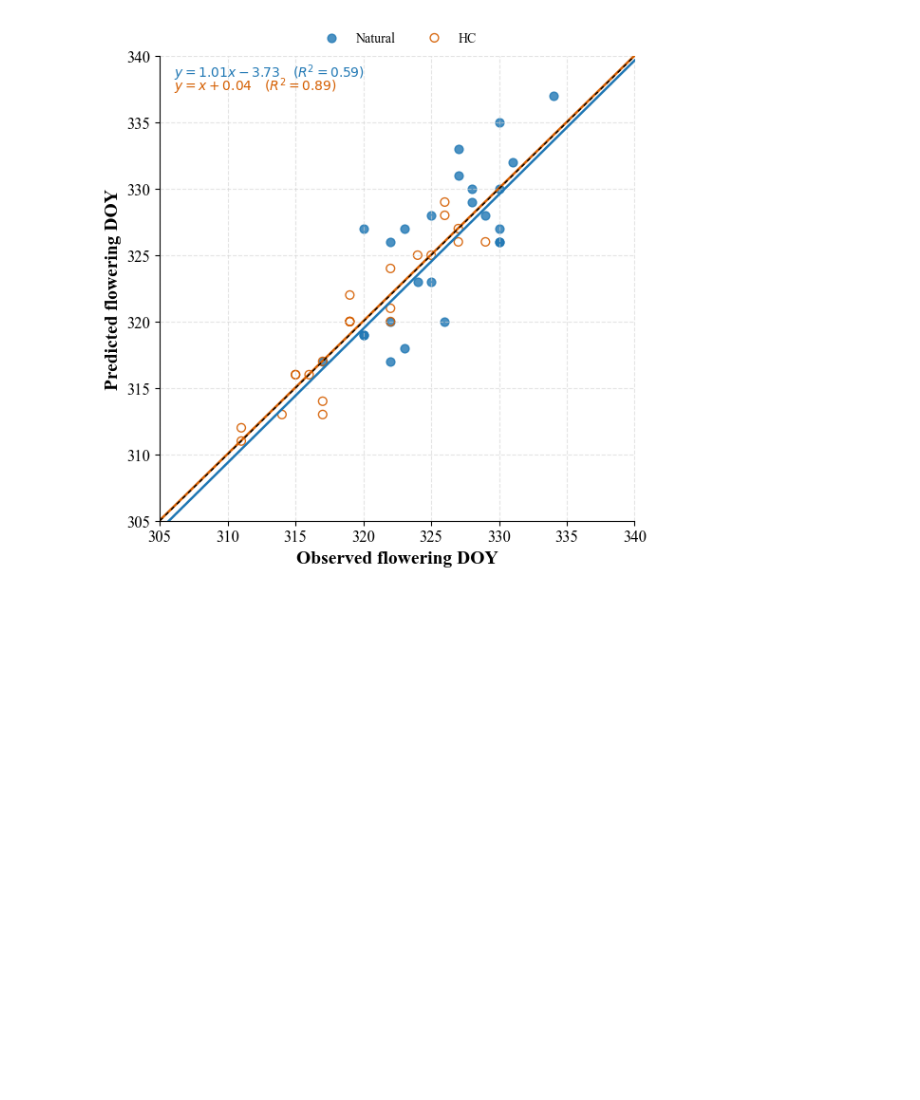
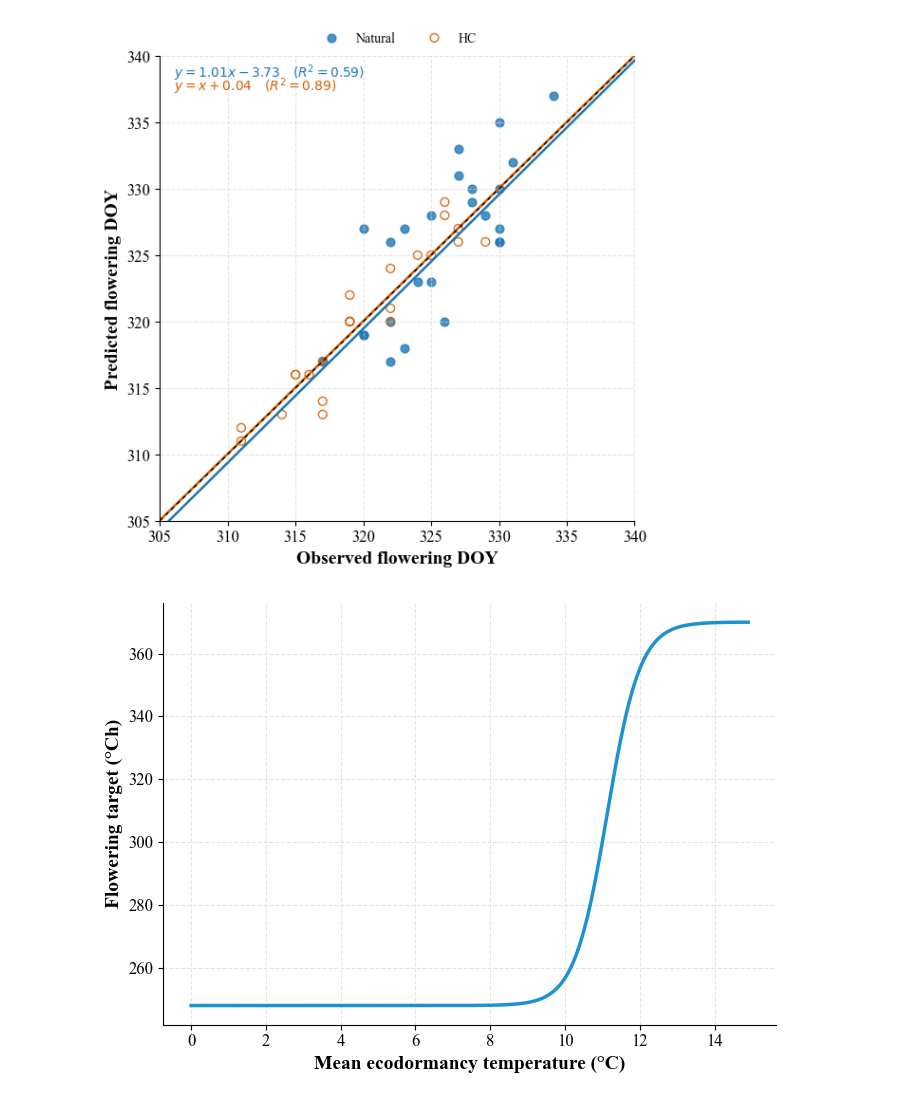
Before and after one commit to Niloofar-Sh/PlayGround, a Jupyter notebook: HC Dormancy Paper Figures.ipynb, the cells around one changed output. Cells and saved outputs as stored; diff of their text form; code cells hidden in the pictures; blank space fills up the shorter version.

Commit message:
ecodormancy temp affecting flowering

```diff
--- a/HC Dormancy Paper Figures.ipynb
+++ b/HC Dormancy Paper Figures.ipynb
@@ -1333,3 +1387,74 @@ plt.savefig("C:/Users/HRANFS/Documents/Hayward HC paper 2026/photo bin/PredvsObs
 plt.show()
 # %% [output]
 [figure]
+# %%
+# Mean Eco dormancy temp affecting floweringDOY
+weather_df = defaultdict(lambda: defaultdict(lambda: dict()))
+weather_path= {'Kerikeri': "C:/Users/hranfs/Documents/VS code/Weather/Kerikeri_interpolated_hourly_2007_2024.csv",
+                'Te Puke': "C:/Users/hranfs/Documents/VS code/Weather/Te Puke_interpolated_hourly_2007_2024.csv"}
+
+MeanEndoTemp = []
+MeanEcoTemp = []
+BudBurstDOY = []
+FloweringDOY = []
+RequiredTT = []
+
+for SimulationID in PredictedObservedFlowering['SimulationID']:
+
+    year = PredictedObservedFlowering.loc[
+        PredictedObservedFlowering['SimulationID'] == SimulationID,
+        'Clock.Today.Year'].iloc[0]
+
+    location = ObservedBB.loc[ObservedBB['SimulationID'] == SimulationID, 'Location'].iloc[0]
+
+    # Predicted BudBurst day
+    BudBurstDOY.append(PredictedObservedBB.loc[PredictedObservedBB['SimulationID'] == SimulationID, 'Predicted.KiwiFruit.Phenology.BudBurstDOY'].values[0])
+
+    # Observed Flowering day
+    FloweringDOY.append(PredictedObservedFlowering.loc[PredictedObservedFlowering['SimulationID'] == SimulationID, 'Observed.KiwiFruit.Phenology.FloweringDOY'].values[0])
+
+
+    MeanEndoTemp.append(Report[(Report['SimulationID']==SimulationID) &
+           (Report['KiwiFruit.Phenology.CurrentStageName']=='EndChilling')  &
+           (Report['Clock.Today.Year']==year)]['KiwiFruit.Phenology.MeanEndoTemp'].values[0])
+
+    MeanEcoTemp.append(Report[(Report['SimulationID']==SimulationID) &
+           (Report['KiwiFruit.Phenology.CurrentStageName']=='BudBreak')  &
+           (Report['Clock.Today.Year']==year)]['KiwiFruit.Phenology.MeanEcoTemp'].values[0])
+
+
+    # Load the weather data
+    weather_data = load_weather(weather_path[location], year)
+    weather_since_start_doy = weather_data[(weather_data['doy']>=BudBurstDOY[-1]) & (weather_data['doy']<=FloweringDOY[-1])].reset_index(drop=True)
+    TT = 0
+    for temp in weather_since_start_doy['temp']:
+        TT += Wangengel(8.7,25.68,31.5,25.68,temp)
+
+    RequiredTT.append(TT)
+
+
+
+plt.figure(figsize=(7,5))
+
+MeanT = np.arange(0,15,.1)
+plt.plot(MeanT,370*MeanEndoResponse(MeanT,0.67,0.33,2.27,11.13), color=color1, linewidth=2.5)
+# plt.scatter(MeanEcoTemp,np.divide(RequiredTT,355))
+
+plt.xlabel("Mean ecodormancy temperature (°C)", fontsize=14, fontweight="bold", font=font_tick)
+plt.ylabel("Flowering target (°Ch)", fontsize=14, fontweight="bold", font=font_tick)
+
+# Tick fonts
+plt.xticks(fontproperties=font_tick)
+plt.yticks(fontproperties=font_tick)
+
+# Change grid color and style
+plt.grid(color="lightgray", linestyle="--", linewidth=0.8, alpha=0.6)
+
+plt.tight_layout()
+plt.gca().spines['top'].set_visible(False)
+plt.gca().spines['right'].set_visible(False)
+
+plt.savefig("C:/Users/HRANFS/Documents/Hayward HC paper 2026/photo bin/EcoTempOnFlowering.png", dpi=600, bbox_inches='tight')
+plt.show()
+# %% [output]
+[figure, added]
```
Also changed, not shown: parts of 3 cells of this notebook.
